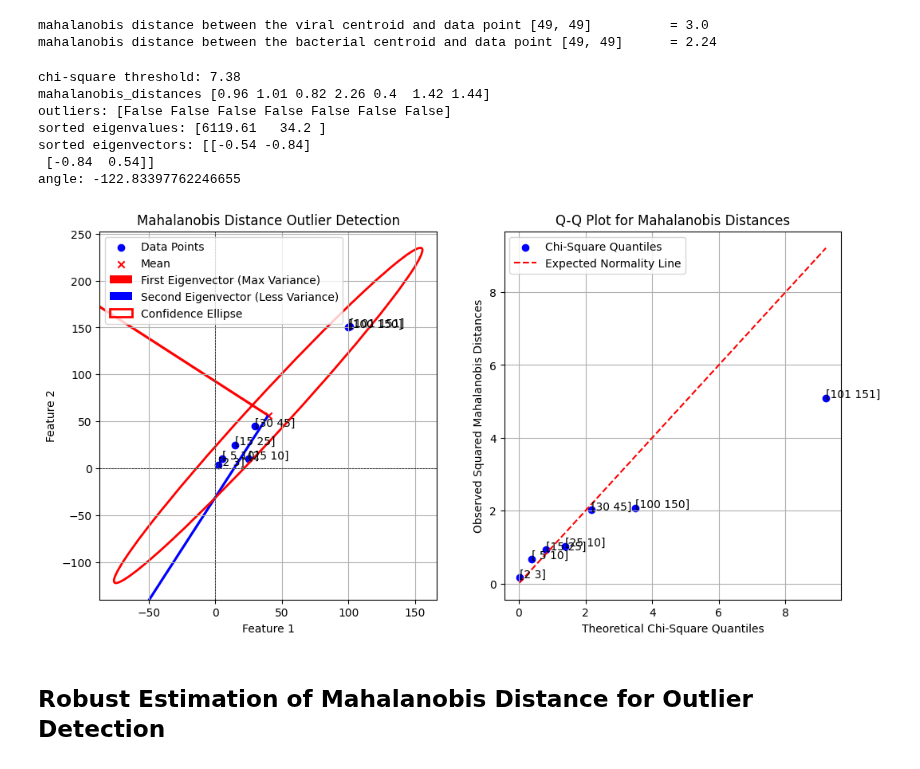
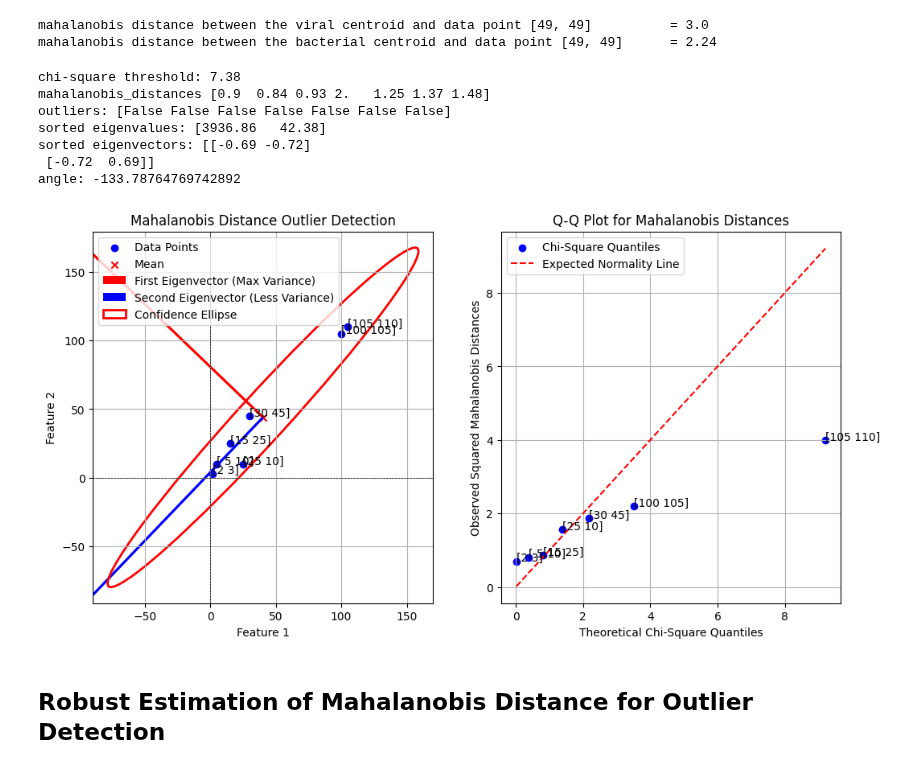
Before and after one commit to jasonrichdarmawan/learn-data-mining-techniques, a Jupyter notebook: 2009-SAGMB-Detecting Outlier Samples in Microarray Data.ipynb, the cells around one changed output. Drawn from its saved outputs; the diff is of its cells as text; code cells hidden in the pictures.

```diff
--- a/2009-SAGMB-Detecting Outlier Samples in Microarray Data.ipynb
+++ b/2009-SAGMB-Detecting Outlier Samples in Microarray Data.ipynb
@@ -183,8 +183,8 @@ X = np.array([[2,3],
               [15,25],
               [25,10],
               [30,45],
-              [100,150],  # Outlier
-              [101,151]]) # Outlier
+              [100,105],  # Outlier
+              [105,110]]) # Outlier
 
 mu = np.mean(X, axis=0) # mean of each feature
 cov = np.cov(X, rowvar=False)
@@ -267,39 +267,39 @@ axes[0].set_xlabel("Feature 1")
 axes[0].set_ylabel("Feature 2")
 axes[0].set_title("Mahalanobis Distance Outlier Detection")
 axes[0].legend()
 axes[0].grid(True)
 
 # Create Q-Q plot
 # Check if dataset follows a chi-square distribution $d_M^2 \sim \chi^2$
 
 ## Compute squared Mahalanobis distances (should follow a chi-square distribution)
 sorted_mahalanobis_distances_squared = np.sort(mahalanobis_distances ** 2)
 
 ## Generate theoretical quantiles for the chi-square distribution
 chi2_quantiles = chi2.ppf(np.linspace(0.01, 0.99, len(sorted_mahalanobis_distances_squared)), df=2)
 
 axes[1].scatter(chi2_quantiles, sorted_mahalanobis_distances_squared, color='b', label="Chi-Square Quantiles")
 axes[1].plot(chi2_quantiles, chi2_quantiles, linestyle='dashed', color='red', label="Expected Normality Line")
 
 # Annotate the data points
 for i, txt in enumerate(X):
   axes[1].annotate(txt, (chi2_quantiles[i], sorted_mahalanobis_distances_squared[i]))
 
 # Labels and Title
 axes[1].set_xlabel("Theoretical Chi-Square Quantiles")
 axes[1].set_ylabel("Observed Squared Mahalanobis Distances")
 axes[1].set_title("Q-Q Plot for Mahalanobis Distances")
 axes[1].legend()
 axes[1].grid(True)
 # %% [output]
 chi-square threshold: 7.38
-mahalanobis_distances [0.96 1.01 0.82 2.26 0.4  1.42 1.44]
+mahalanobis_distances [0.9  0.84 0.93 2.   1.25 1.37 1.48]
 outliers: [False False False False False False False]
-sorted eigenvalues: [6119.61   34.2 ]
-sorted eigenvectors: [[-0.54 -0.84]
- [-0.84  0.54]]
-angle: -122.83397762246655
+sorted eigenvalues: [3936.86   42.38]
+sorted eigenvectors: [[-0.69 -0.72]
+ [-0.72  0.69]]
+angle: -133.78764769742892
-[figure, old version]
+[figure, new version]
 # %% [markdown]
 ## Robust Estimation of Mahalanobis Distance for Outlier Detection
 # %%
```
Also changed, not shown: parts of 4 cells of this notebook.
